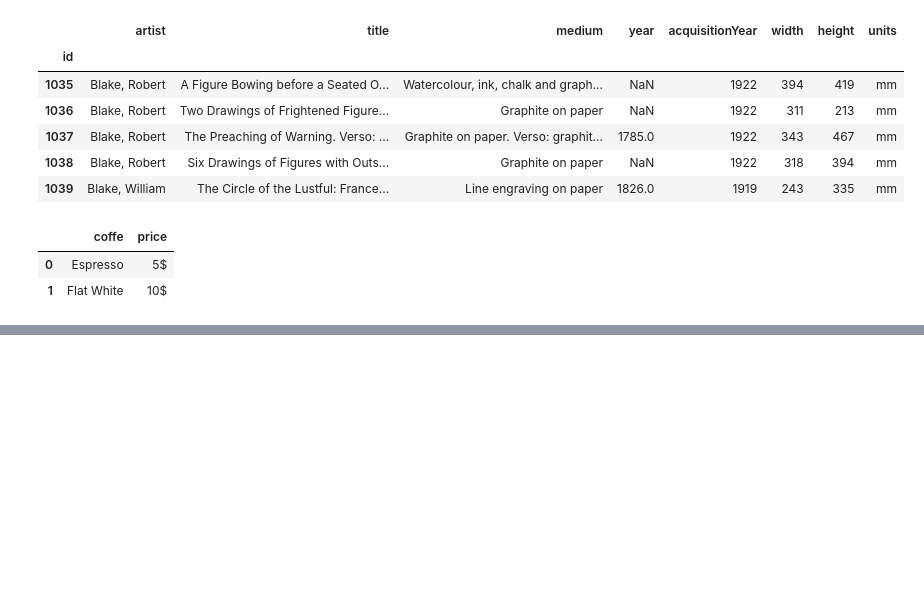
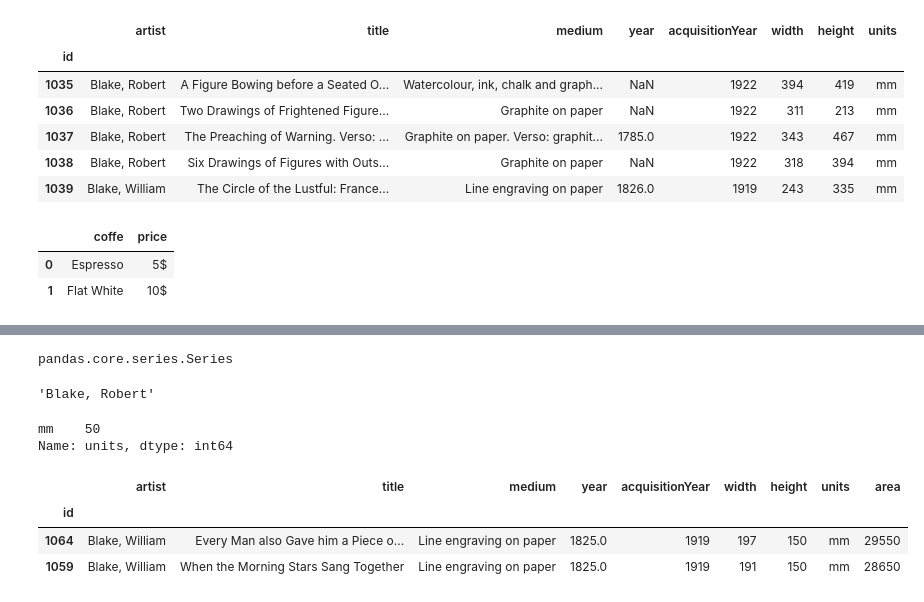
Before and after one commit to ragalaa/Directory, a Jupyter notebook: Pandas_Dataframe_basics.ipynb, the cells around one changed output, grey strips where cells are left out. Drawn from its saved outputs; the diff is of its cells as text; code cells hidden in the pictures; blank space fills up the shorter version.

```diff
--- a/Pandas_Dataframe_basics.ipynb
+++ b/Pandas_Dataframe_basics.ipynb
@@ -114,0 +219,16 @@ pd.DataFrame.from_records(records, columns=["coffe","price"])
+# %%
+###  How many artworks by Francis Bacon are there
+## Convert to series and then boolean which contains ID and artist value true/false
+
+# S = Dataset['artist'] == 'Blake, William'
+# S.value_counts()
+# type(S)
+
+
+### Other way's
+
+artist_count = Dataset['artist'].value_counts()
+artist_count['Blake, William']
+type(artist_count)
+# %% [output]
+pandas.core.series.Series
@@ -114,0 +257,9 @@ pd.DataFrame.from_records(records, columns=["coffe","price"])
+# %%
+####what is the artwork with the biggest dimension
+
+Dataset.loc[1035,'artist']
+Dataset.iloc[0,0]
+Dataset.iloc[0,:]
+Dataset.iloc[0:2,0:2]
+# %% [output]
+'Blake, Robert'
@@ -114,0 +271,25 @@ pd.DataFrame.from_records(records, columns=["coffe","price"])
+# %%
+## Try to convert data object to numeric data types
+
+pd.to_numeric(Dataset['width'])
+
+### Force NAN's
+pd.to_numeric(Dataset['width'], errors = 'coerce')
+Dataset.loc[:,'width'] = pd.to_numeric(Dataset['width'], errors = 'coerce')
+# %%
+Dataset['units'].value_counts()
+# %% [output]
+mm    50
+Name: units, dtype: int64
+# %%
+### create new column with Area
+
+area = Dataset['height'] * Dataset['width']
+Dataset = Dataset.assign(area = area)
+
+Dataset.sample(2)
+# %% [output]
+|  | artist | title | medium | year | acquisitionYear | width | height | units | area |
+| id |  |  |  |  |  |  |  |  |  |
+| 1064 | Blake, William | Every Man also Gave him a Piece o... | Line engraving on paper | 1825.0 | 1919 | 197 | 150 | mm | 29550 |
+| 1059 | Blake, William | When the Morning Stars Sang Together | Line engraving on paper | 1825.0 | 1919 | 191 | 150 | mm | 28650 |
```
Also changed, not shown: parts of 12 cells of this notebook.
